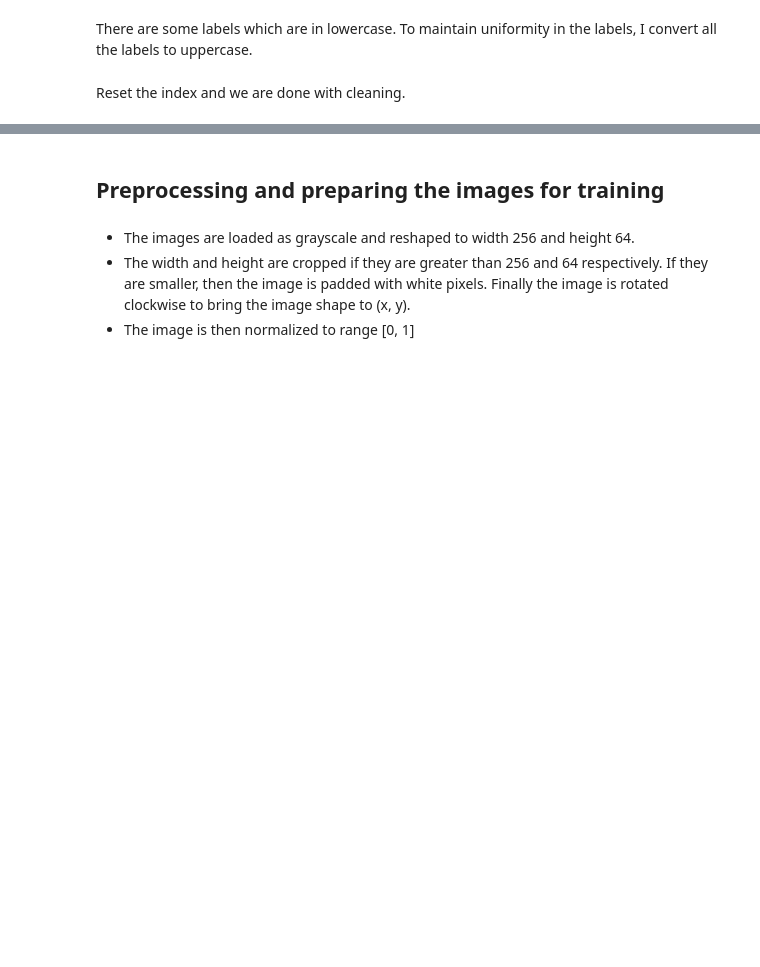
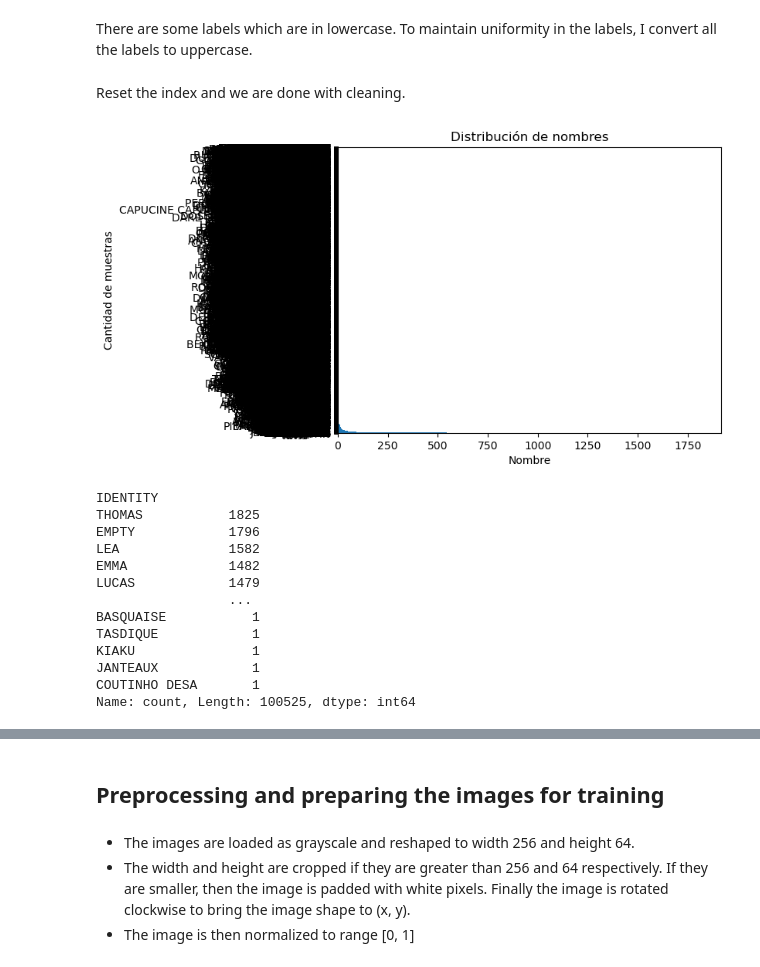
Before and after one commit to DCC-UAB/XNAPproject-grup_06, a Jupyter notebook: code/StartingPoint-handwriting-recognition-using-crnn-in-keras.ipynb, the cells around one changed output, grey strips where cells are left out. Saved outputs shown, nothing was run; the diff lists cells and outputs as text; code cells hidden in the pictures; blank space fills up the shorter version.

```diff
--- a/code/StartingPoint-handwriting-recognition-using-crnn-in-keras.ipynb
+++ b/code/StartingPoint-handwriting-recognition-using-crnn-in-keras.ipynb
@@ -82,3 +82,28 @@ Reset the index and we are done with cleaning.
 # %%
 train.reset_index(inplace = True, drop=True)
 valid.reset_index(inplace = True, drop=True)
+# %%
+name_counts = train['IDENTITY'].value_counts()
+
+name_counts.plot(kind='barh')
+plt.title('Distribución de nombres')
+plt.xlabel('Nombre')
+plt.ylabel('Cantidad de muestras')
+plt.show()
+
+print(name_counts)
+# %% [output]
+[figure, added]
+IDENTITY
+THOMAS           1825
+EMPTY            1796
+LEA              1582
+EMMA             1482
+LUCAS            1479
+                 ...
+BASQUAISE           1
+TASDIQUE            1
+KIAKU               1
+JANTEAUX            1
+COUTINHO DESA       1
+Name: count, Length: 100525, dtype: int64
```
Also changed, not shown: parts of 11 cells of this notebook.
